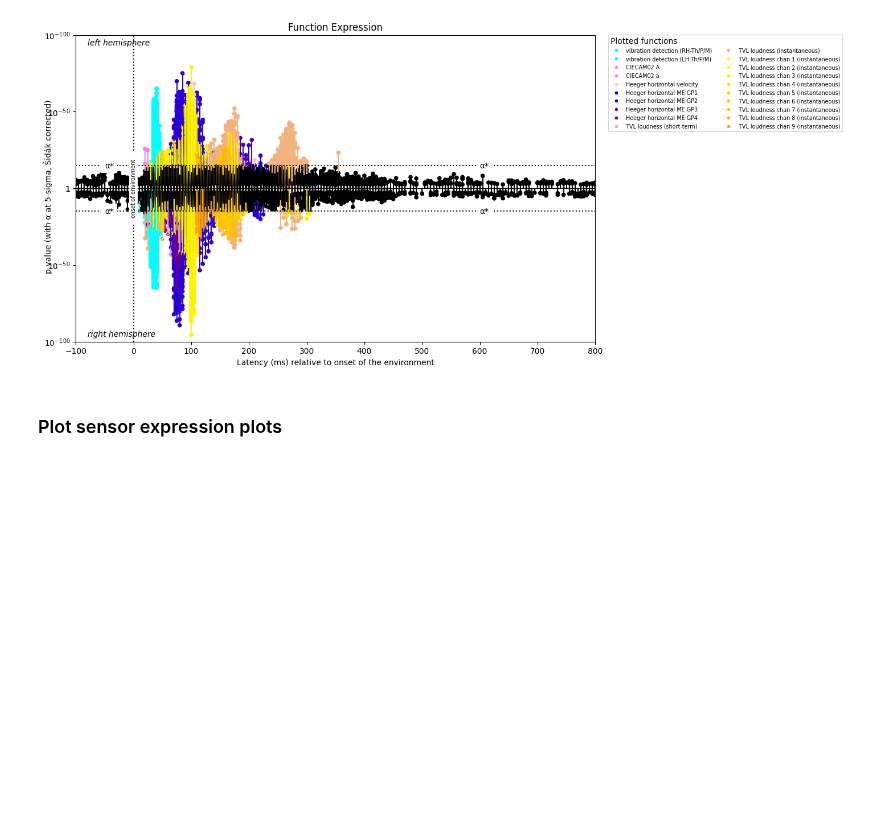
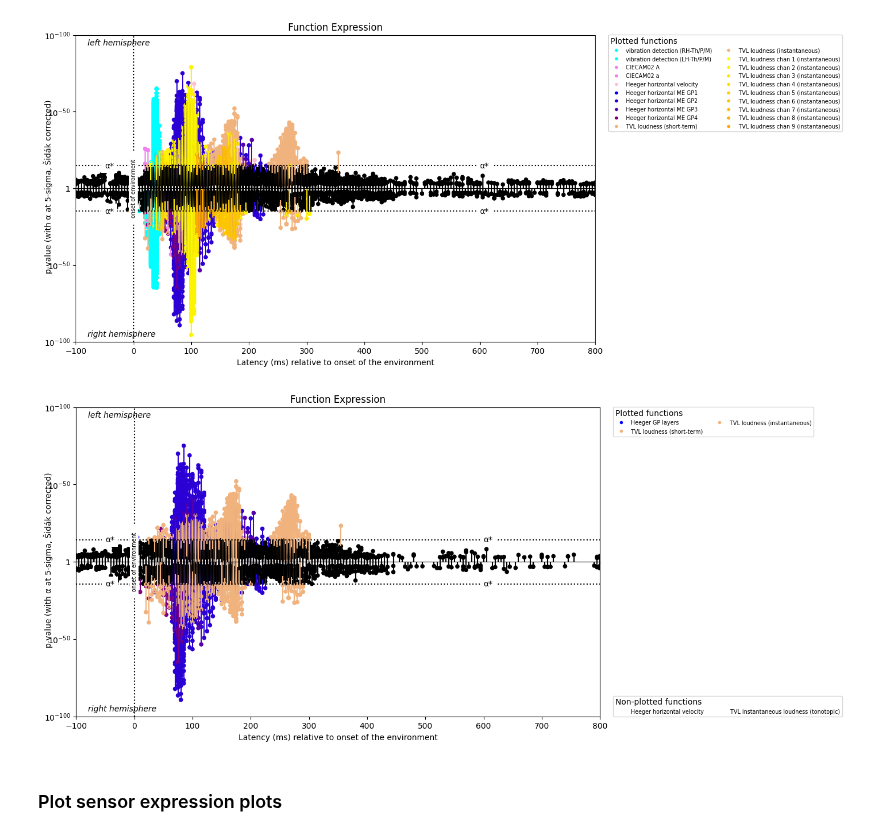
Before and after one commit to kymata-atlas/kymata-core, a Jupyter notebook: demos/demo_plotting.ipynb, the cells around one changed output. Drawn from its saved outputs; the diff is of its cells as text; code cells hidden in the pictures; blank space fills up the shorter version.

Commit message:
Group functions in legend (#262)
Also apply to non-shown functions

---------

Co-authored-by: young-x-skyee <young.x.skyee@outlook.com>
Co-authored-by: Cai Wingfield <cai@caiwingfield.net>

```diff
--- a/demos/demo_plotting.ipynb
+++ b/demos/demo_plotting.ipynb
@@ -180,5 +181,52 @@ expression_plot(expression_data_kymata_mirror[
 # %% [output]
 [figure]
+# %%
+# We can group multiple functions into single entries in the legend
+heeger_gp_layers = [
+    'Heeger horizontal ME GP1',
+    'Heeger horizontal ME GP2',
+    'Heeger horizontal ME GP3',
+    'Heeger horizontal ME GP4',
+]
+tvl_tonotopic_layers = [
+    'TVL loudness chan 1 (instantaneous)',
+    'TVL loudness chan 2 (instantaneous)',
+    'TVL loudness chan 3 (instantaneous)',
+    'TVL loudness chan 4 (instantaneous)',
+    'TVL loudness chan 5 (instantaneous)',
+    'TVL loudness chan 6 (instantaneous)',
+    'TVL loudness chan 7 (instantaneous)',
+    'TVL loudness chan 8 (instantaneous)',
+    'TVL loudness chan 9 (instantaneous)',
+]
+expression_plot(expression_data_kymata_mirror[
+                    'Heeger horizontal velocity',
+                    'Heeger horizontal ME GP1',
+                    'Heeger horizontal ME GP2',
+                    'Heeger horizontal ME GP3',
+                    'Heeger horizontal ME GP4',
+                    'TVL loudness (short-term)',
+                    'TVL loudness (instantaneous)',
+                    'TVL loudness chan 1 (instantaneous)',
+                    'TVL loudness chan 2 (instantaneous)',
+                    'TVL loudness chan 3 (instantaneous)',
+                    'TVL loudness chan 4 (instantaneous)',
+                    'TVL loudness chan 5 (instantaneous)',
+                    'TVL loudness chan 6 (instantaneous)',
+                    'TVL loudness chan 7 (instantaneous)',
+                    'TVL loudness chan 8 (instantaneous)',
+                    'TVL loudness chan 9 (instantaneous)',
+                ],
+                show_only=heeger_gp_layers + ['TVL loudness (short-term)', 'TVL loudness (instantaneous)'],
+                color = gradient_color_dict(heeger_gp_layers, start_color="blue", stop_color="purple")
+                        | {
+                            'TVL loudness (short-term)': '#f1b37e',
+                            'TVL loudness (instantaneous)': '#f1b37e',
+                        },
+                legend_display=lengend_display_dict(heeger_gp_layers, "Heeger GP layers")
+                               | lengend_display_dict(tvl_tonotopic_layers, "TVL instantaneous loudness (tonotopic)"));
+# %% [output]
+[figure, added]
 # %% [markdown]
 ### Plot sensor expression plots
 # %%
```
Also changed, not shown: parts of 9 cells of this notebook, 2 other files.
